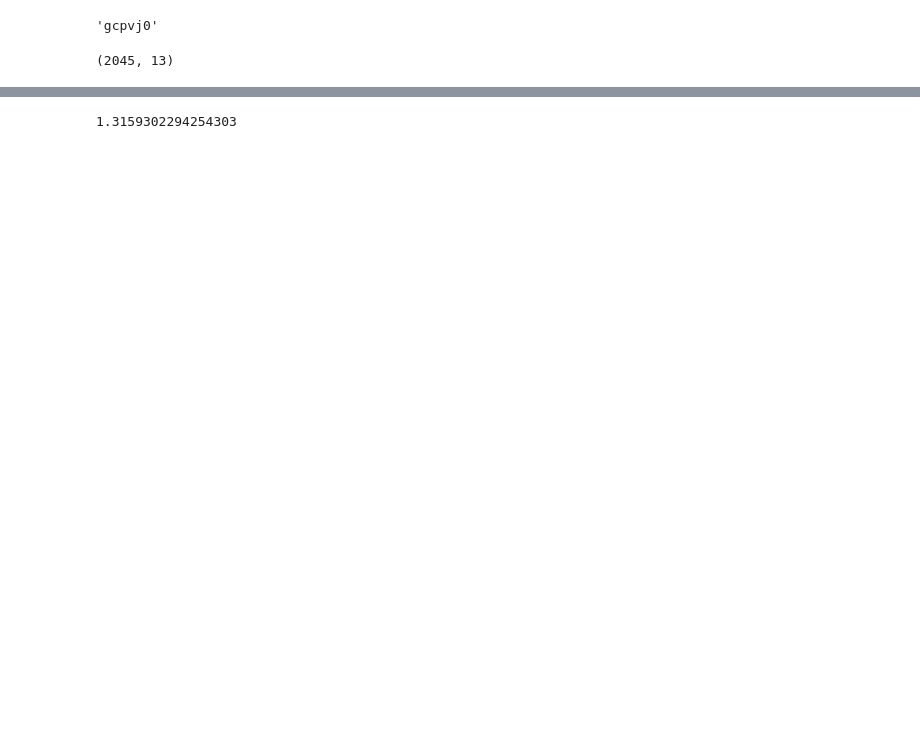
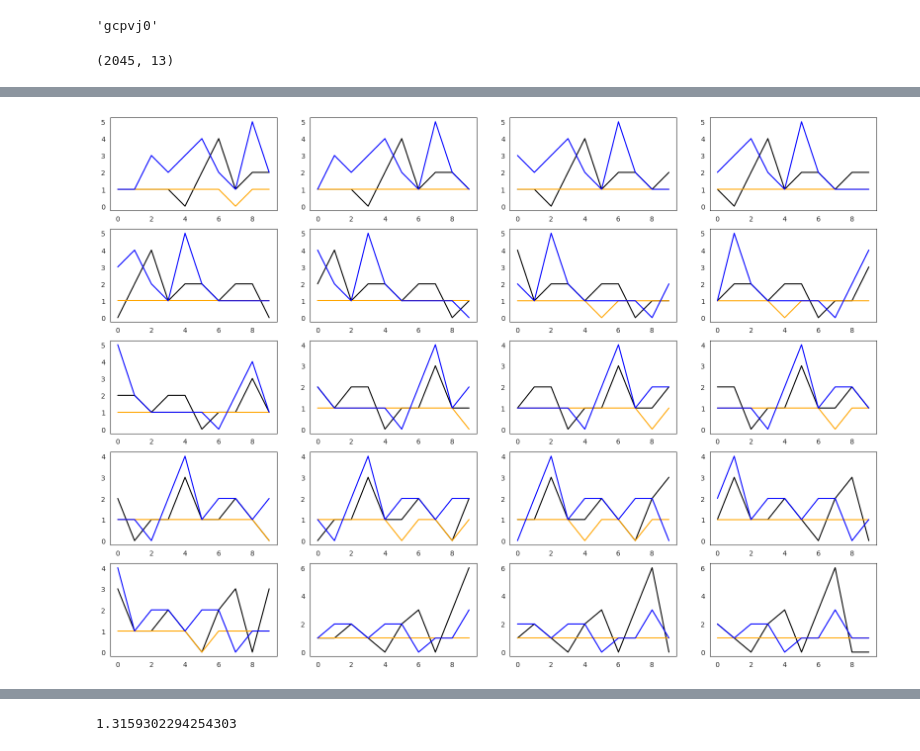
Before and after one commit to MagicaBleps/UK-road-safety, a Jupyter notebook: notebooks/Eleonora.ipynb, the cells around one changed output, grey strips where cells are left out. Saved outputs shown, nothing was run; the diff lists cells and outputs as text; code cells hidden in the pictures; blank space fills up the shorter version.

```diff
--- a/notebooks/Eleonora.ipynb
+++ b/notebooks/Eleonora.ipynb
@@ -149,0 +216,3 @@ test_data_max_square.head(50)
+# %%
+y_pred1=model.predict(X_test_all_hashes)
+y_bas_pred1=baseline_model.predict(X_test_all_hashes)
@@ -150,2 +222,16 @@ test_data_max_square.head(50)
+# %%
+import seaborn as sns
+plt.figure(figsize=(20, 20))
+for id in range(0,20):
+    plt.subplot(7,4,id+1)
+    df_test=pd.DataFrame(y_test_all_hashes[id])
+    df_pred=pd.DataFrame(y_pred1[id].astype(int))
+    df_bas_pred=pd.DataFrame(y_bas_pred1[id])
+    plt.plot(df_test[0],c='black',label='test set')
+    plt.plot(df_pred[0],c='orange',label='lstm prediction')
+    plt.plot(df_bas_pred[0],c='blue',label='baseline prediction')
+plt.show()
+# %% [output]
+[figure, added]
 # %%
 time_series=data_for_analysis(test,'W')
```
Also changed, not shown: parts of 29 cells of this notebook, 2 other files.
